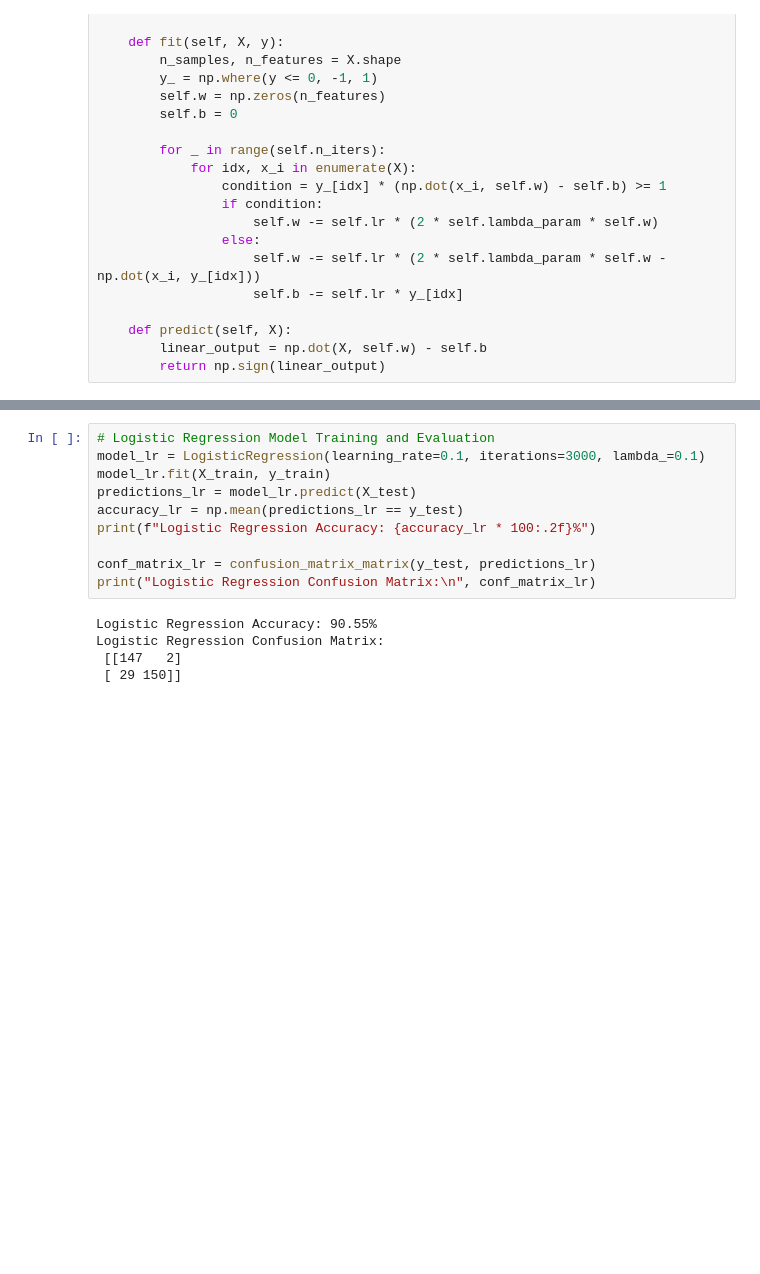
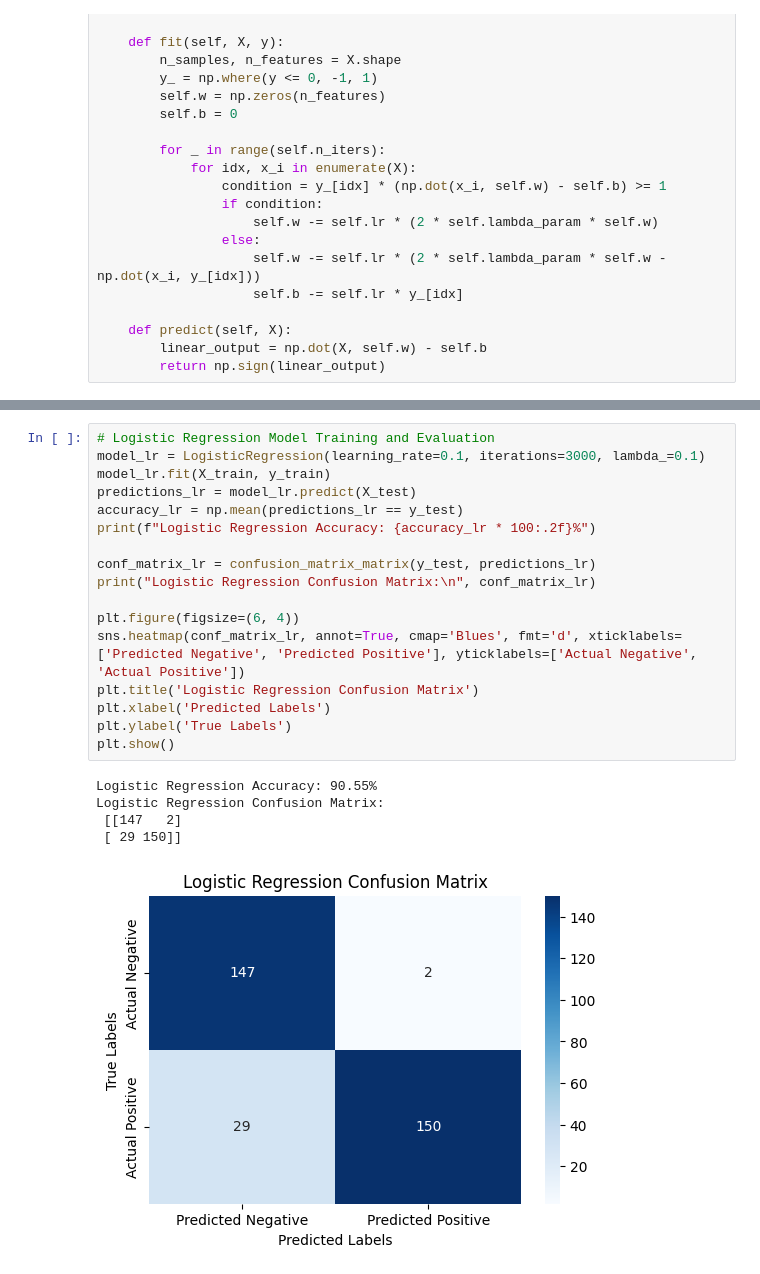
Before and after one commit to pathikpatel54/Credit-Card-Fraud-Detection, a Jupyter notebook: main.ipynb, the cells around one changed output, grey strips where cells are left out. Saved outputs shown, nothing was run; the diff lists cells and outputs as text; blank space fills up the shorter version.

Commit message:
updated code. with confusion matrix plot...

```diff
--- a/main.ipynb
+++ b/main.ipynb
@@ -392,18 +392,26 @@ class RandomForest:
 # %%
 # Logistic Regression Model Training and Evaluation
 model_lr = LogisticRegression(learning_rate=0.1, iterations=3000, lambda_=0.1)
 model_lr.fit(X_train, y_train)
 predictions_lr = model_lr.predict(X_test)
 accuracy_lr = np.mean(predictions_lr == y_test)
 print(f"Logistic Regression Accuracy: {accuracy_lr * 100:.2f}%")
 
 conf_matrix_lr = confusion_matrix_matrix(y_test, predictions_lr)
 print("Logistic Regression Confusion Matrix:\n", conf_matrix_lr)
+
+plt.figure(figsize=(6, 4))
+sns.heatmap(conf_matrix_lr, annot=True, cmap='Blues', fmt='d', xticklabels=['Predicted Negative', 'Predicted Positive'], yticklabels=['Actual Negative', 'Actual Positive'])
+plt.title('Logistic Regression Confusion Matrix')
+plt.xlabel('Predicted Labels')
+plt.ylabel('True Labels')
+plt.show()
 # %% [output]
 Logistic Regression Accuracy: 90.55%
 Logistic Regression Confusion Matrix:
  [[147   2]
  [ 29 150]]
+[figure, added]
 # %%
 # SVM Model Training and Evaluation
 svm = LinearSVM()
```
Also changed, not shown: parts of 4 cells of this notebook.
